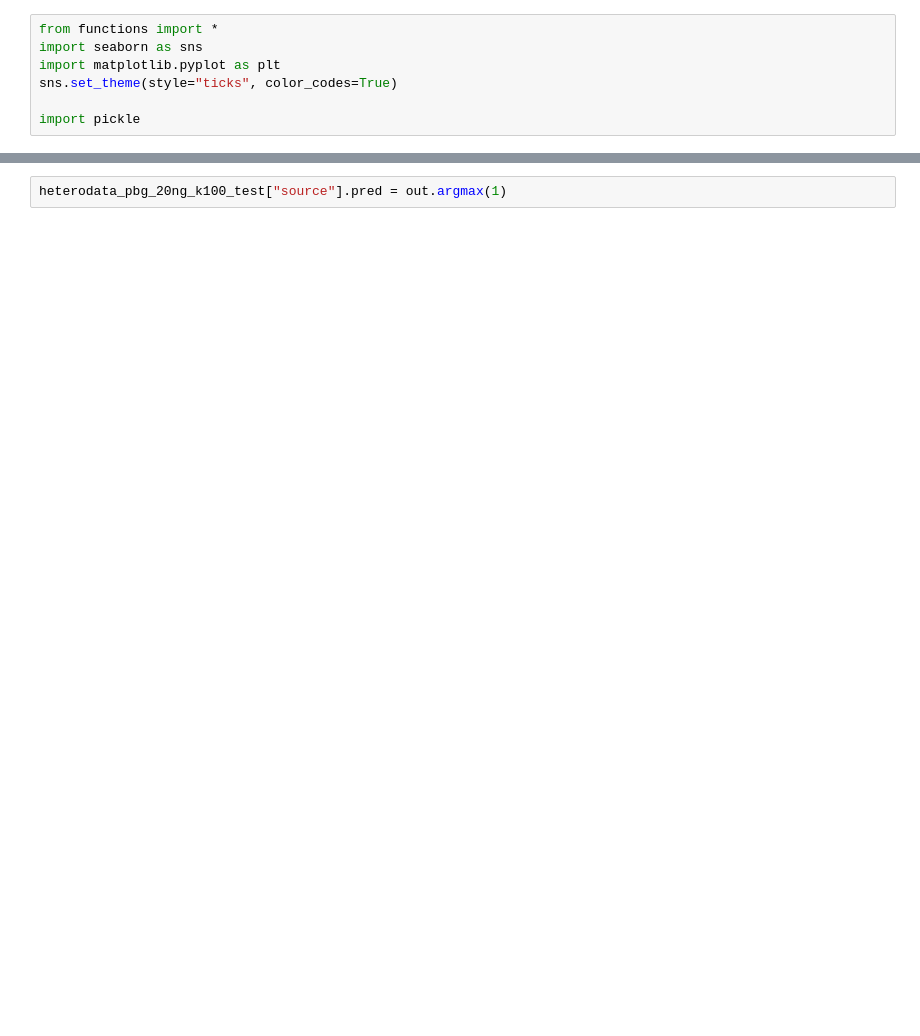
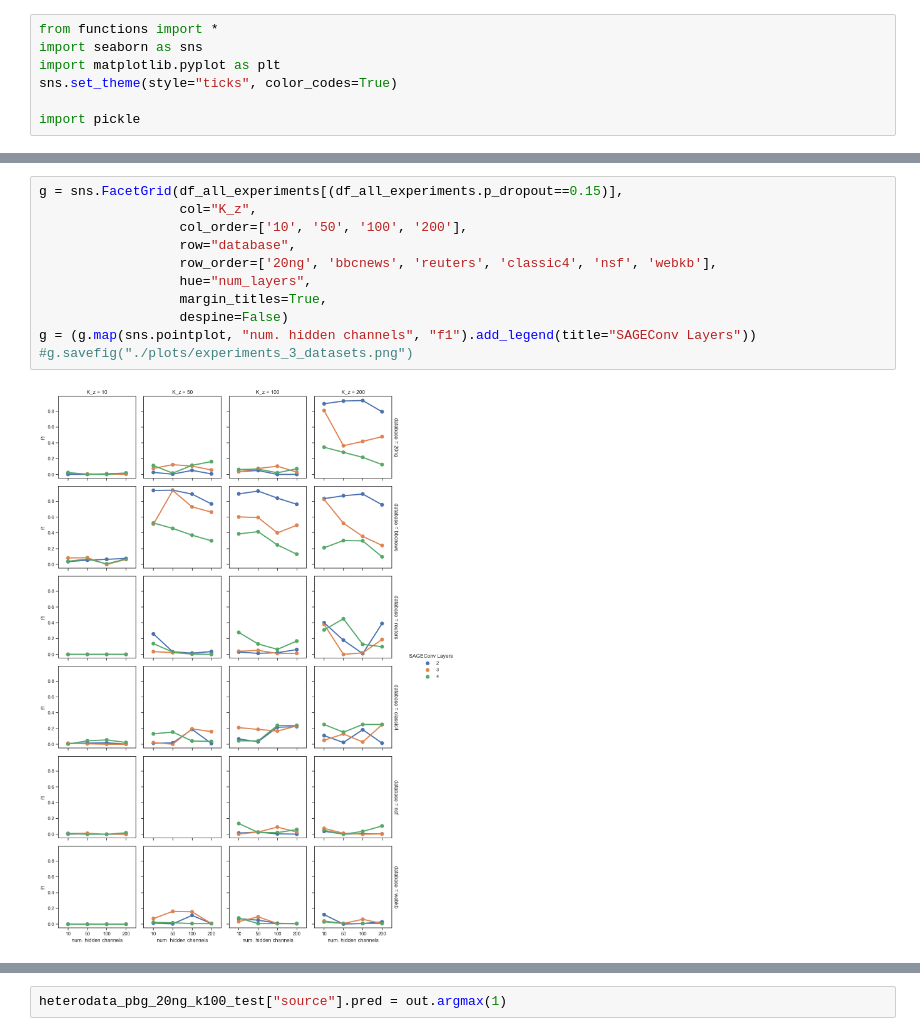
Before and after one commit to brunofbessa/masters_degree_icmc, a Jupyter notebook: project/pbg_gnn_analysis.ipynb, the cells around one changed output, grey strips where cells are left out. Saved outputs shown, nothing was run; the diff lists cells and outputs as text; blank space fills up the shorter version.

```diff
--- a/project/pbg_gnn_analysis.ipynb
+++ b/project/pbg_gnn_analysis.ipynb
@@ -7,0 +96,13 @@ import pickle
+# %%
+g = sns.FacetGrid(df_all_experiments[(df_all_experiments.p_dropout==0.15)],
+                  col="K_z",
+                  col_order=['10', '50', '100', '200'],
+                  row="database",
+                  row_order=['20ng', 'bbcnews', 'reuters', 'classic4', 'nsf', 'webkb'],
+                  hue="num_layers",
+                  margin_titles=True,
+                  despine=False)
+g = (g.map(sns.pointplot, "num. hidden channels", "f1").add_legend(title="SAGEConv Layers"))
+#g.savefig("./plots/experiments_3_datasets.png")
+# %% [output]
+[figure, added]
```
Also changed, not shown: parts of 29 cells of this notebook, 4 other files.
